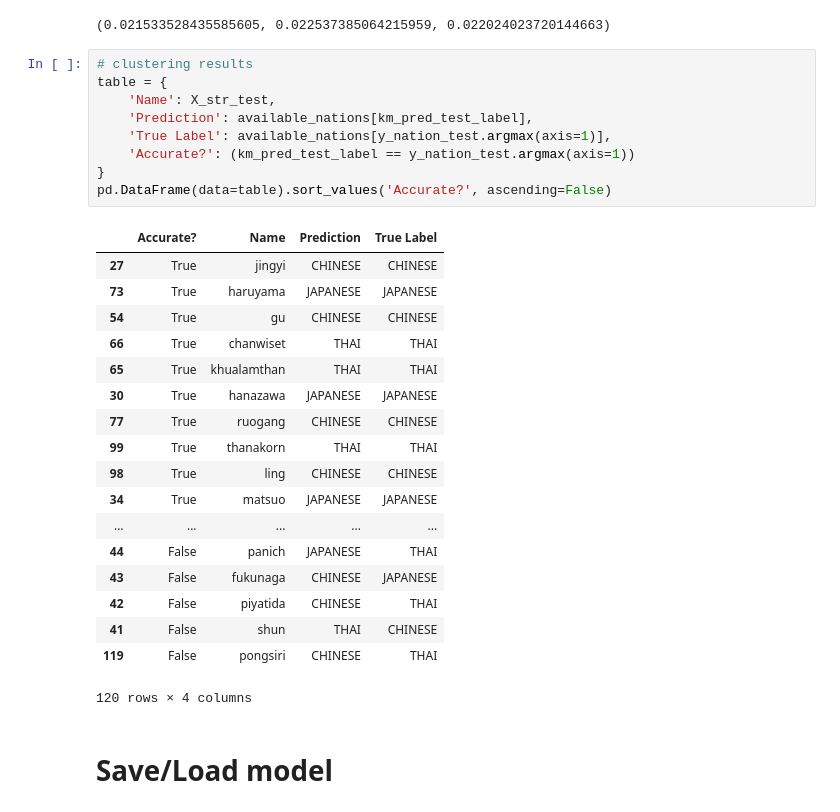
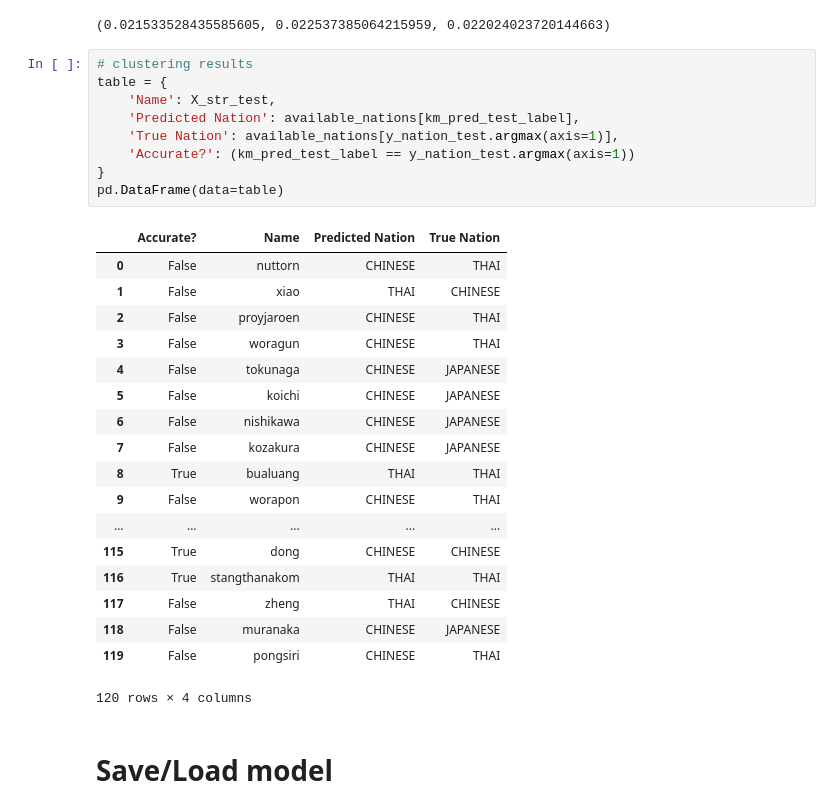
Before and after one commit to offchan42/name-nation-classifier, a Jupyter notebook: notebook.ipynb, the cells around one changed output. Saved outputs shown, nothing was run; the diff lists cells and outputs as text.

Commit message:
Not sort Accurate? anymore

```diff
--- a/notebook.ipynb
+++ b/notebook.ipynb
@@ -318,29 +318,29 @@ homogeneity_completeness_v_measure(y_nation_test.argmax(axis=1), km_pred_test)
 # %%
 # clustering results
 table = {
     'Name': X_str_test,
-    'Prediction': available_nations[km_pred_test_label],
-    'True Label': available_nations[y_nation_test.argmax(axis=1)],
+    'Predicted Nation': available_nations[km_pred_test_label],
+    'True Nation': available_nations[y_nation_test.argmax(axis=1)],
     'Accurate?': (km_pred_test_label == y_nation_test.argmax(axis=1))
 }
-pd.DataFrame(data=table).sort_values('Accurate?', ascending=False)
+pd.DataFrame(data=table)
 # %% [output]
-|  | Accurate? | Name | Prediction | True Label |
-| 27 | True | jingyi | CHINESE | CHINESE |
-| 73 | True | haruyama | JAPANESE | JAPANESE |
-| 54 | True | gu | CHINESE | CHINESE |
-| 66 | True | chanwiset | THAI | THAI |
-| 65 | True | khualamthan | THAI | THAI |
-| 30 | True | hanazawa | JAPANESE | JAPANESE |
-| 77 | True | ruogang | CHINESE | CHINESE |
-| 99 | True | thanakorn | THAI | THAI |
-| 98 | True | ling | CHINESE | CHINESE |
-| 34 | True | matsuo | JAPANESE | JAPANESE |
+|  | Accurate? | Name | Predicted Nation | True Nation |
+| 0 | False | nuttorn | CHINESE | THAI |
+| 1 | False | xiao | THAI | CHINESE |
+| 2 | False | proyjaroen | CHINESE | THAI |
+| 3 | False | woragun | CHINESE | THAI |
+| 4 | False | tokunaga | CHINESE | JAPANESE |
+| 5 | False | koichi | CHINESE | JAPANESE |
+| 6 | False | nishikawa | CHINESE | JAPANESE |
+| 7 | False | kozakura | CHINESE | JAPANESE |
+| 8 | True | bualuang | THAI | THAI |
+| 9 | False | worapon | CHINESE | THAI |
 | ... | ... | ... | ... | ... |
-| 44 | False | panich | JAPANESE | THAI |
-| 43 | False | fukunaga | CHINESE | JAPANESE |
-| 42 | False | piyatida | CHINESE | THAI |
-| 41 | False | shun | THAI | CHINESE |
+| 115 | True | dong | CHINESE | CHINESE |
+| 116 | True | stangthanakom | THAI | THAI |
+| 117 | False | zheng | THAI | CHINESE |
+| 118 | False | muranaka | CHINESE | JAPANESE |
 | 119 | False | pongsiri | CHINESE | THAI |
 120 rows × 4 columns
 # %% [markdown]
```
